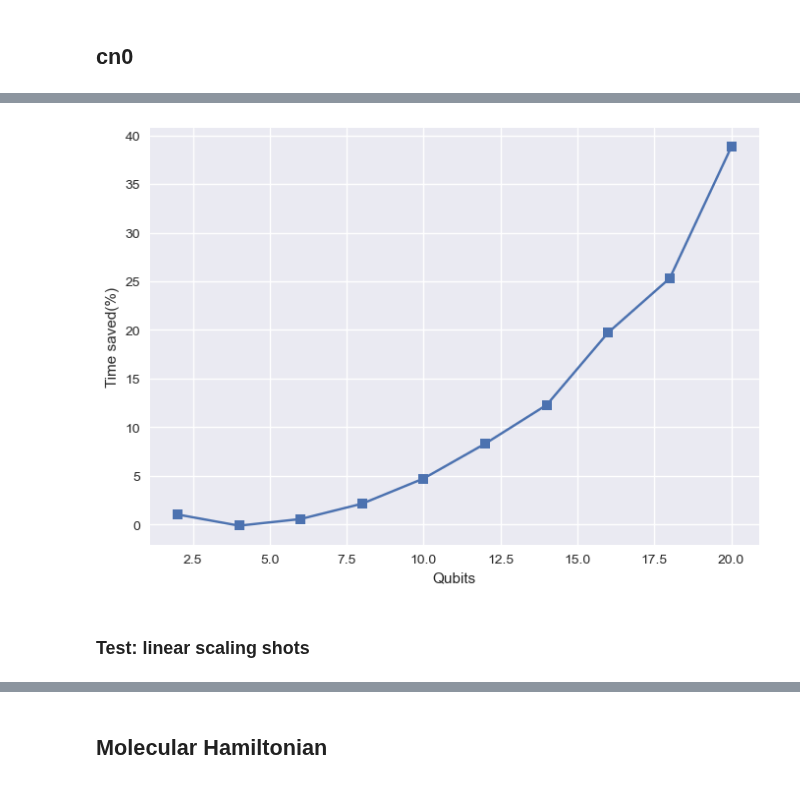
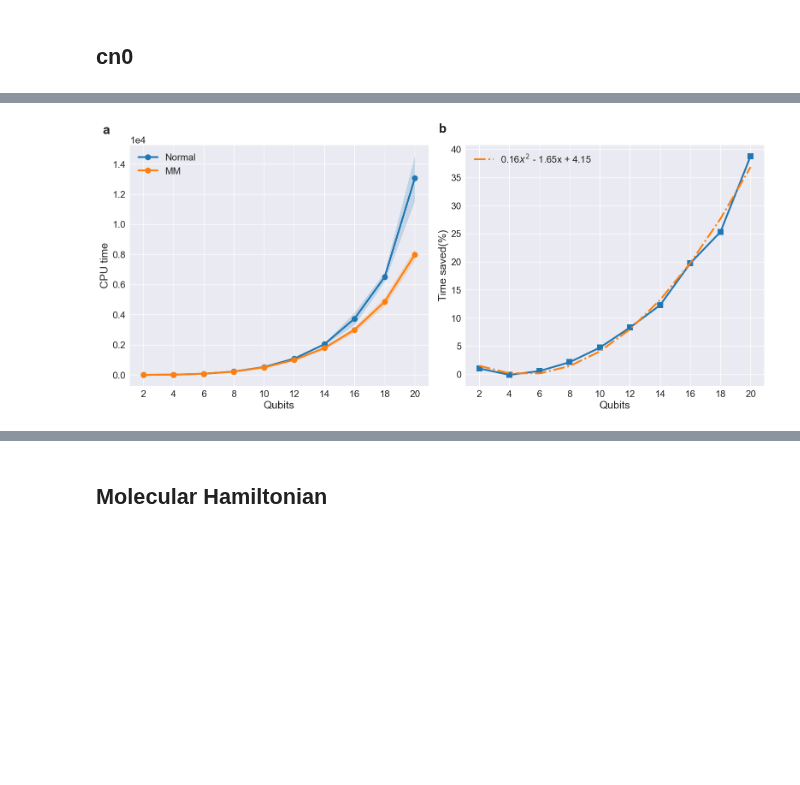
Before and after one commit to chichun-chen/Measurement_Memory, a Jupyter notebook: Numerical experments.ipynb, the cells around one changed output, grey strips where cells are left out. Saved outputs shown, nothing was run; the diff lists cells and outputs as text; code cells hidden in the pictures; blank space fills up the shorter version.

Commit message:
plot

```diff
--- a/Numerical experments.ipynb
+++ b/Numerical experments.ipynb
@@ -65,16 +50,42 @@ plt.show()
 # %%
-S = []
-for i in range(10):
-    S.append(100*(yn[i] - ym[i])/yn[i])
+fig, (ax1, ax2) = plt.subplots(1, 2, figsize=(16,7.2))
+plt.style.use("seaborn")
+#settings
+plt.rc('font', size=16) #controls default text size
+plt.rc('axes', titlesize=16) #fontsize of the title
+plt.rc('axes', labelsize=18) #fontsize of the x and y labels
+plt.rc('xtick', labelsize=16) #fontsize of the x tick labels
+plt.rc('ytick', labelsize=16) #fontsize of the y tick labels
+plt.rc('legend', fontsize=16) #fontsize of the legend
 
-with sns.axes_style("darkgrid"):
-    plt.plot(Ni, S, marker='s')
-    #plt.title("Time saved(%)")
-    plt.ylabel("Time saved(%)")
-    plt.xlabel("Qubits")
-    plt.show()
-#fig.savefig(os.path.join("Figures", "ISING_DIFF.eps"))
+
+ax1.text(-0.7, 1.6e4, 'a', fontsize=22, fontweight='bold')
+ax1.plot(Ni, yn, label="Normal", marker='o', ms=10, c="tab:blue", linewidth=3)
+ax1.fill_between(Ni, yn-yn_std, yn+yn_std, alpha=0.2, color="tab:blue")
+ax1.plot(Ni, ym, label="MM", marker='o',ms=10, c="tab:orange",linewidth=3)
+ax1.fill_between(Ni, ym-ym_std, ym+ym_std, alpha=0.2, color="tab:orange")
+
+ax1.set(xlabel ="Qubits", ylabel="CPU time")
+ax1.ticklabel_format(style='sci', scilimits=(-1,2), axis='y')
+
+
+ax1.set_xticks(Ni)
+ax1.legend(loc='upper left')
+#plt.title("Ising Hamiltonian")
+
+
+ax2.text(-0.7, 43, 'b', fontsize=22, fontweight='bold')
+ax2.plot(Ni, S, marker='s', ms=10, c='tab:blue', linewidth=3)
+ax2.plot(Ni, func(Ni, *popt), linestyle='dashdot', linewidth=3,
+        c='tab:orange', label='{}$x^2$ - {}x + {}'.format(r_popt[0], abs(r_popt[1]), r_popt[2]))
+
+ax2.set(xlabel ="Qubits", ylabel="Time saved(%)")
+#plt.title("Time saved(%)")
+ax2.set_xticks(Ni)
+ax2.legend(loc='upper left')
+
+plt.tight_layout()
+plt.show()
+fig.savefig(os.path.join("Figures", "ISING_with_TimeSaved.pdf"), dpi=1200)
 # %% [output]
-[figure, old version]
+[figure, new version]
-# %% [markdown]
-### Test: linear scaling shots
```
Also changed, not shown: parts of 20 cells of this notebook, 52 other files.
